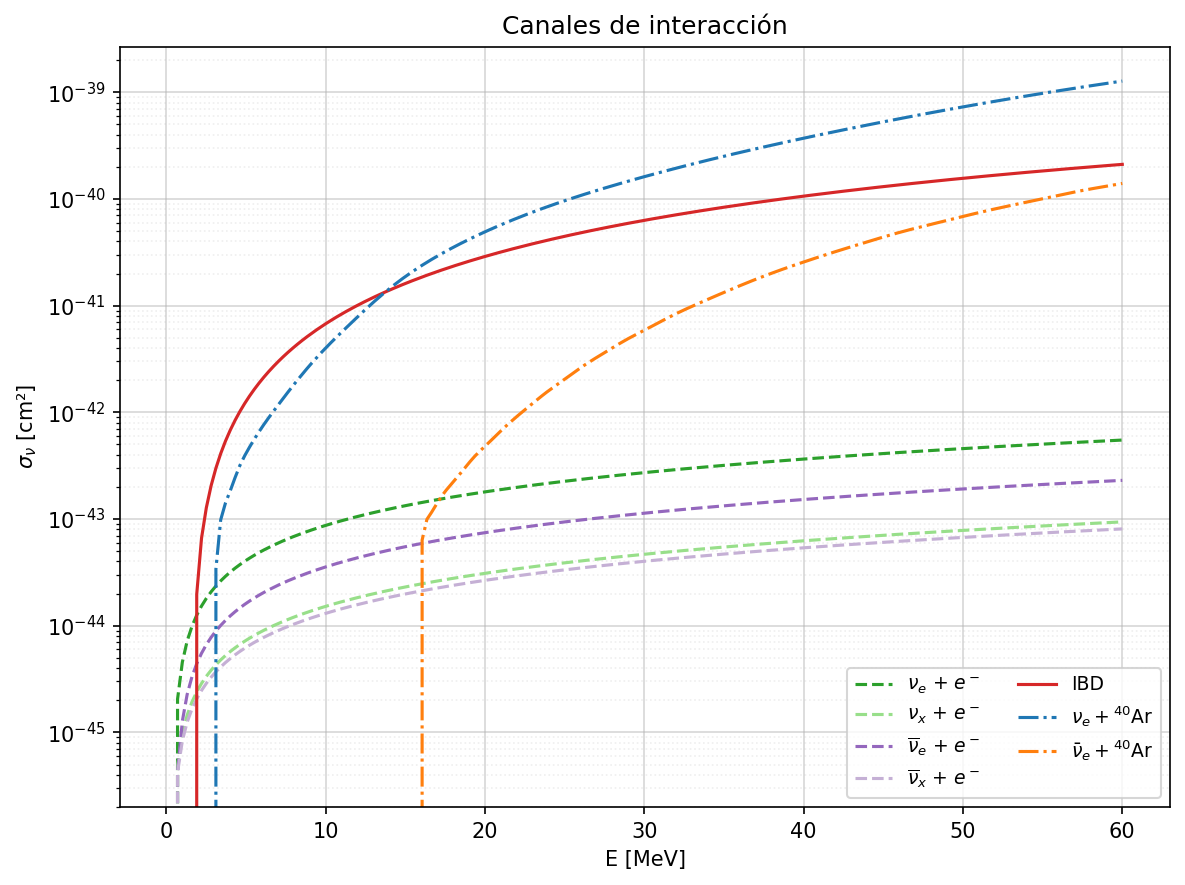
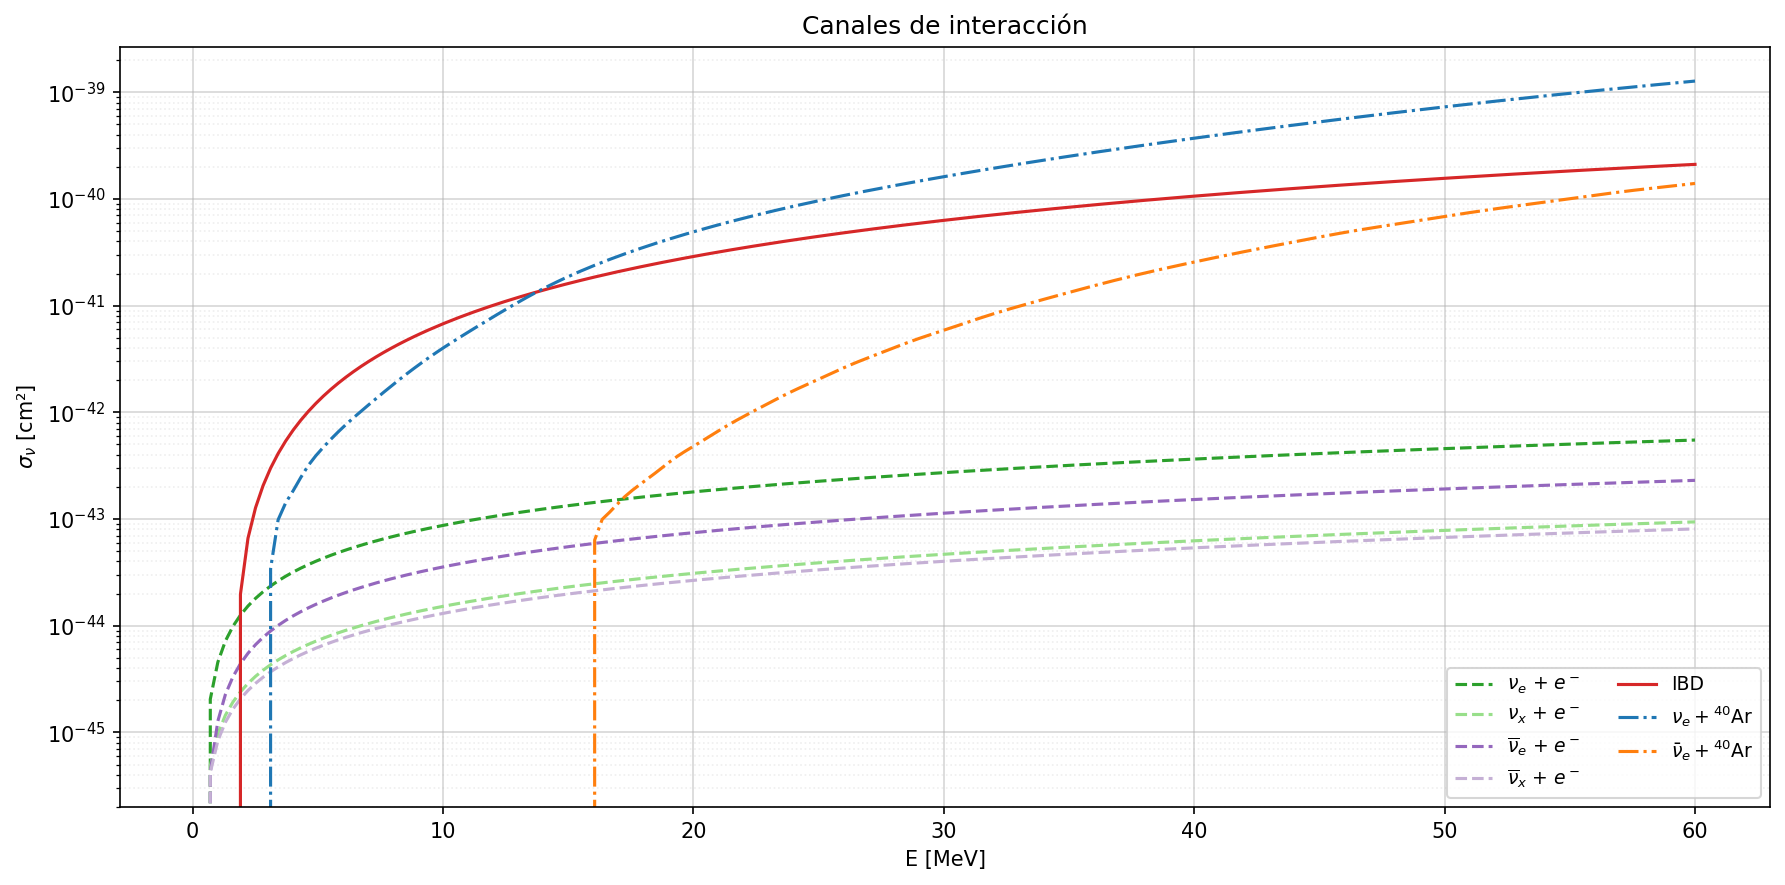
The notebook cell's code change between the first figure and the second:
--- before
+++ after
@@ -19,5 +19,5 @@
     xsec_es[flavor] = np.array(aux_es) * u.cm**2
 
-plt.figure(figsize=(8, 6), dpi=150)
+plt.figure(figsize=(12, 6), dpi=150)
 for flavor, color in zip(Flavor, color_es):
     plt.plot(energiatest, xsec_es[flavor], 

Commit: Arreglo de varias plots